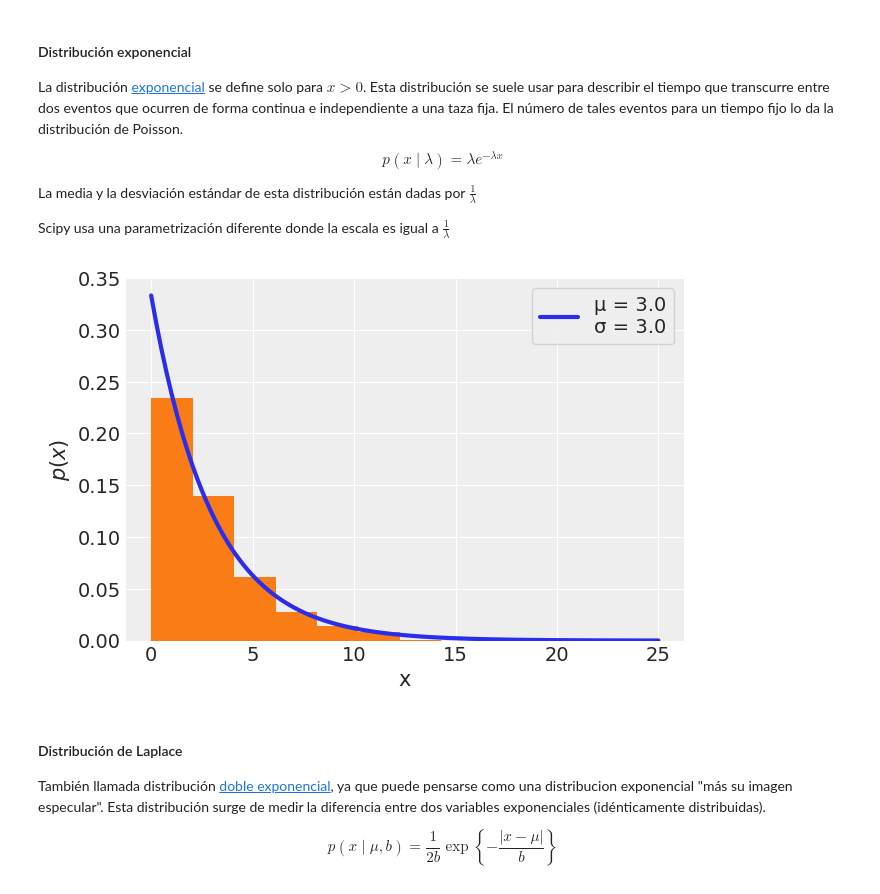
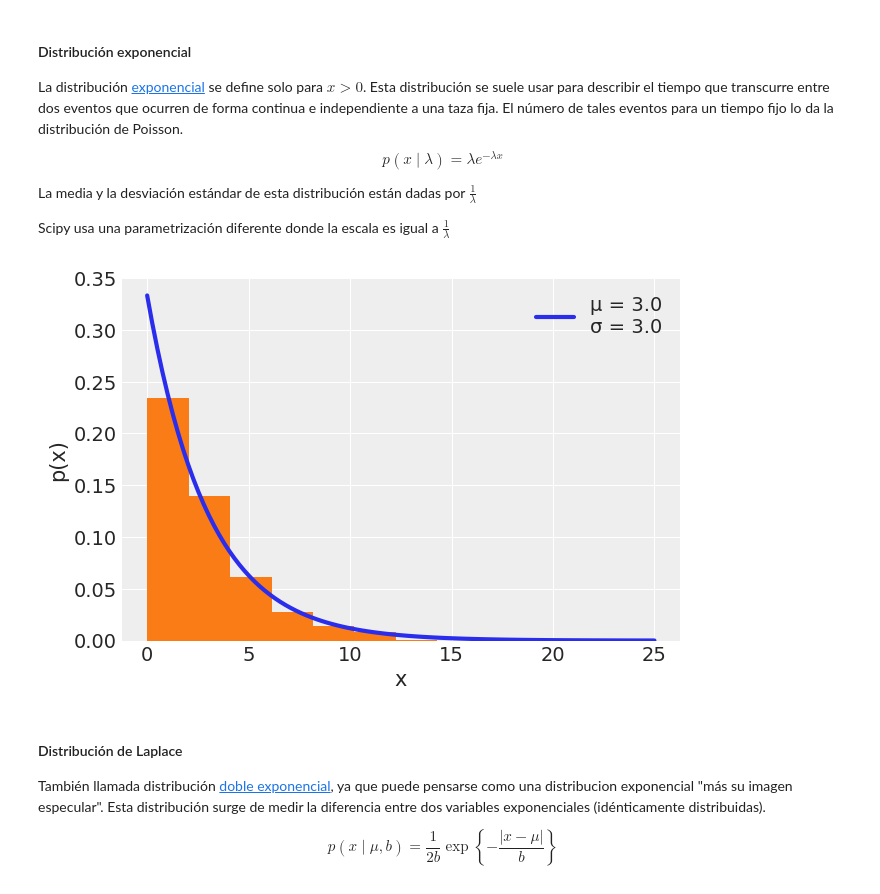
Before and after one commit to Grupo-de-modelado-probabilista/modelado_bayesiano, a Jupyter notebook: 00_Probabilidad.ipynb, the cells around one changed output. Saved outputs shown, nothing was run; the diff lists cells and outputs as text; code cells hidden in the pictures.

```diff
--- a/00_Probabilidad.ipynb
+++ b/00_Probabilidad.ipynb
@@ -298,18 +429,18 @@ Scipy usa una parametrización  diferente donde la escala es igual a $\frac{1}{\
 # %%
 distri = stats.expon(scale=3)  # escala 3, lambda = 1/3
 x = np.linspace(0, 25, 100)
 x_rvs = distri.rvs(500)  # muestrear 500 valores de la distribución
 x_pdf = distri.pdf(x)  # la pdf evaluada para todos los x
 media, varianza = distri.stats(moments='mv')
 plt.plot (x, x_pdf, lw=3,
           label=f'μ = {media:3.1f}\nσ = {varianza**0.5:3.1f}')
 plt.hist(x_rvs, density=True)
 
 plt.xlabel('x')
-plt.ylabel('$p(x)$')
-plt.legend(frameon=True);
+plt.ylabel('p(x)')
+plt.legend();
 # %% [output]
-[figure, old version]
+[figure, new version]
 # %% [markdown]
 #### Distribución de Laplace
 
```
Also changed, not shown: parts of 31 cells of this notebook, 5 other files.
